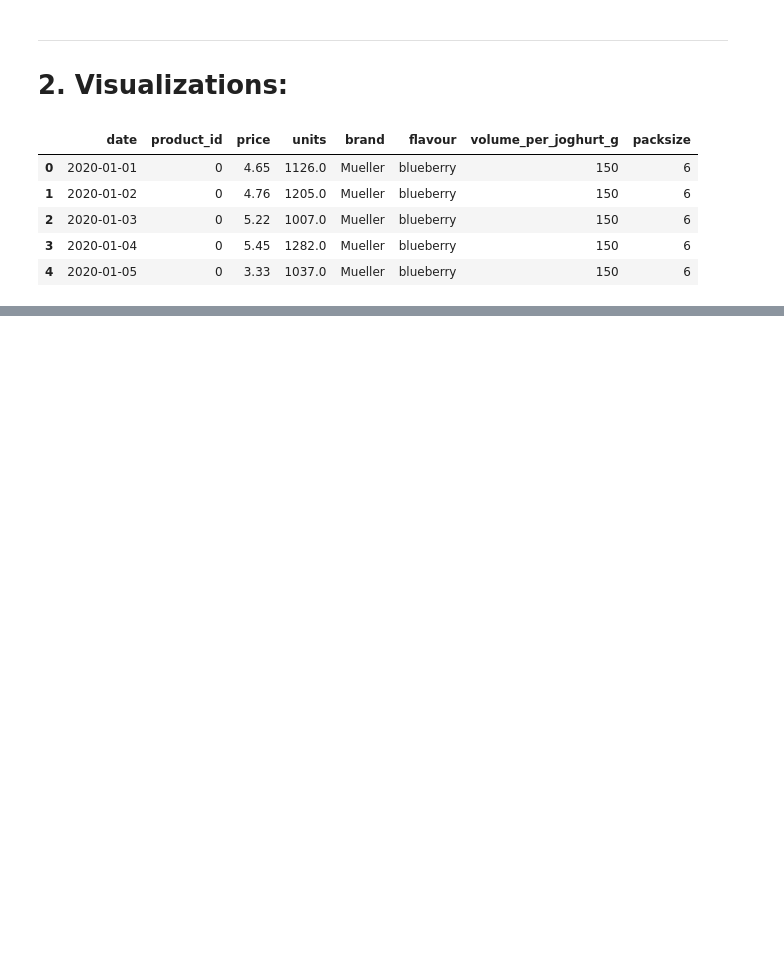
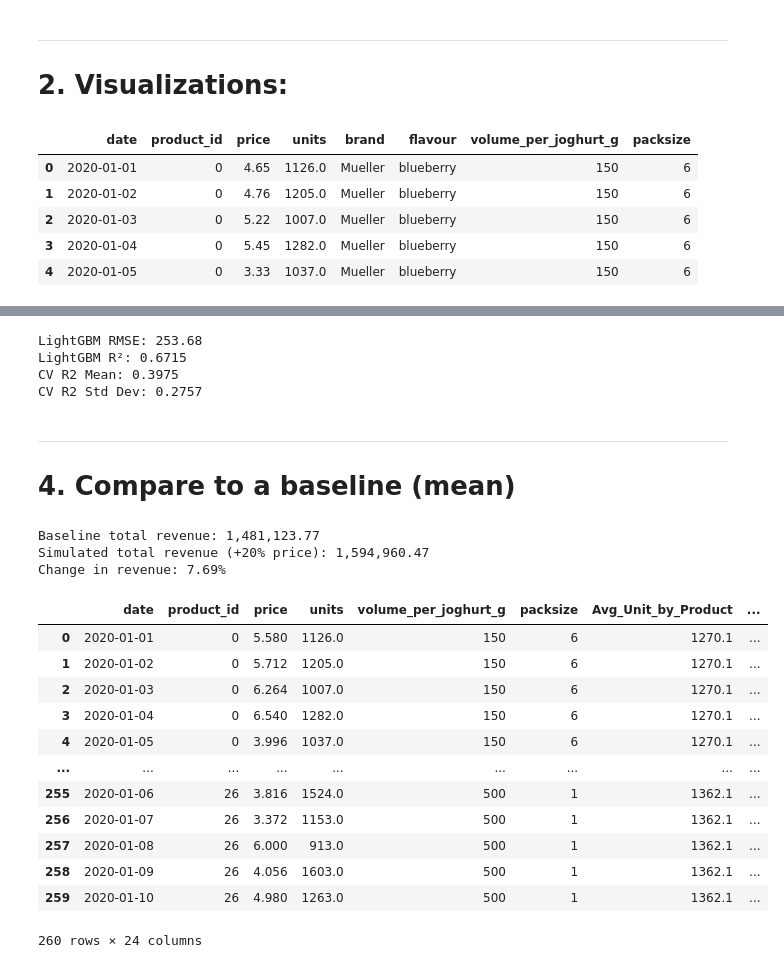
Before and after one commit to ergalindox/Scientist-task, a Jupyter notebook: buynomics/notebooks/Buynomics_Notebook.ipynb, the cells around one changed output, grey strips where cells are left out. Cells and saved outputs as stored; diff of their text form; code cells hidden in the pictures; blank space fills up the shorter version.

```diff
--- a/buynomics/notebooks/Buynomics_Notebook.ipynb
+++ b/buynomics/notebooks/Buynomics_Notebook.ipynb
@@ -141,0 +397,18 @@ plt.show()
+# %%
+# Linear Regression
+lin_model = LinearRegression()
+
+scores = cross_validate(lin_model, X_train, y_train, scoring = ["r2"], cv = 5)
+
+lin_model.fit(X_train, y_train)
+
+# Evaluation and Risk Assessment
+y_pred = lin_model.predict(X_test)
+r_squared = r2_score(y_test, y_pred)
+
+rmse = np.sqrt(mean_squared_error(y_test, y_pred))
+
+print(f"Linear Regression RMSE: {rmse:.2f}")
+print(f"Linear Regression R^2: {r_squared:.2f}")
+print(f"CV R2 Mean: {scores['test_r2'].mean():.4f}")
+print(f"CV R2 Std Dev: {scores['test_r2'].std():.4f}")
@@ -141,0 +459,62 @@ plt.show()
+# %%
+# XGBoost Regressor model
+xgb_model = xgb.XGBRegressor()
+
+xgb_model.fit(X_train, y_train)
+
+xgb_scores = cross_validate(xgb_model, X_train, y_train, scoring = ["r2"], cv = 5)
+
+y_pred_xgb = xgb_model.predict(X_test)
+
+
+rmse_xgb = np.sqrt(mean_squared_error(y_test, y_pred_xgb))
+r2_xgb = r2_score(y_test, y_pred_xgb)
+
+print(f'LightGBM RMSE: {rmse_xgb:.2f}')
+print(f'LightGBM R²: {r2_xgb:.4f}')
+print(f"CV R2 Mean: {xgb_scores['test_r2'].mean():.4f}")
+print(f"CV R2 Std Dev: {xgb_scores['test_r2'].std():.4f}")
+# %% [output]
+LightGBM RMSE: 253.68
+LightGBM R²: 0.6715
+CV R2 Mean: 0.3975
+CV R2 Std Dev: 0.2757
+# %% [markdown]
+--------------------------
+# 4. Compare to a baseline (mean)
+# %%
+simulation_df = df_encoded.copy()
+simulation_df['price'] = simulation_df['price'] * 1.2
+
+simulation_df['predicted_units'] = lin_model.predict(simulation_df[feature_cols])
+simulation_df['revenue'] = simulation_df['price'] * simulation_df['predicted_units']
+
+df_encoded['revenue'] = df_encoded['price'] * df_encoded['units']
+
+# Compare total revenue before and after price change
+baseline_revenue = df_encoded['revenue'].sum()
+simulated_revenue = simulation_df['revenue'].sum()
+
+print(f"Baseline total revenue: {baseline_revenue:,.2f}")
+print(f"Simulated total revenue (+20% price): {simulated_revenue:,.2f}")
+print(f"Change in revenue: {((simulated_revenue - baseline_revenue) / baseline_revenue) * 100:.2f}%")
+# %% [output]
+Baseline total revenue: 1,481,123.77
+Simulated total revenue (+20% price): 1,594,960.47
+Change in revenue: 7.69%
+# %%
+display(simulation_df)
+# %% [output]
+|  | date | product_id | price | units | volume_per_joghurt_g | packsize | Avg_Unit_by_Product | ... |
+| 0 | 2020-01-01 | 0 | 5.580 | 1126.0 | 150 | 6 | 1270.1 | ... |
+| 1 | 2020-01-02 | 0 | 5.712 | 1205.0 | 150 | 6 | 1270.1 | ... |
+| 2 | 2020-01-03 | 0 | 6.264 | 1007.0 | 150 | 6 | 1270.1 | ... |
+| 3 | 2020-01-04 | 0 | 6.540 | 1282.0 | 150 | 6 | 1270.1 | ... |
+| 4 | 2020-01-05 | 0 | 3.996 | 1037.0 | 150 | 6 | 1270.1 | ... |
+| ... | ... | ... | ... | ... | ... | ... | ... | ... |
+| 255 | 2020-01-06 | 26 | 3.816 | 1524.0 | 500 | 1 | 1362.1 | ... |
+| 256 | 2020-01-07 | 26 | 3.372 | 1153.0 | 500 | 1 | 1362.1 | ... |
+| 257 | 2020-01-08 | 26 | 6.000 | 913.0 | 500 | 1 | 1362.1 | ... |
+| 258 | 2020-01-09 | 26 | 4.056 | 1603.0 | 500 | 1 | 1362.1 | ... |
+| 259 | 2020-01-10 | 26 | 4.980 | 1263.0 | 500 | 1 | 1362.1 | ... |
+260 rows × 24 columns
```
Also changed, not shown: parts of 23 cells of this notebook.
